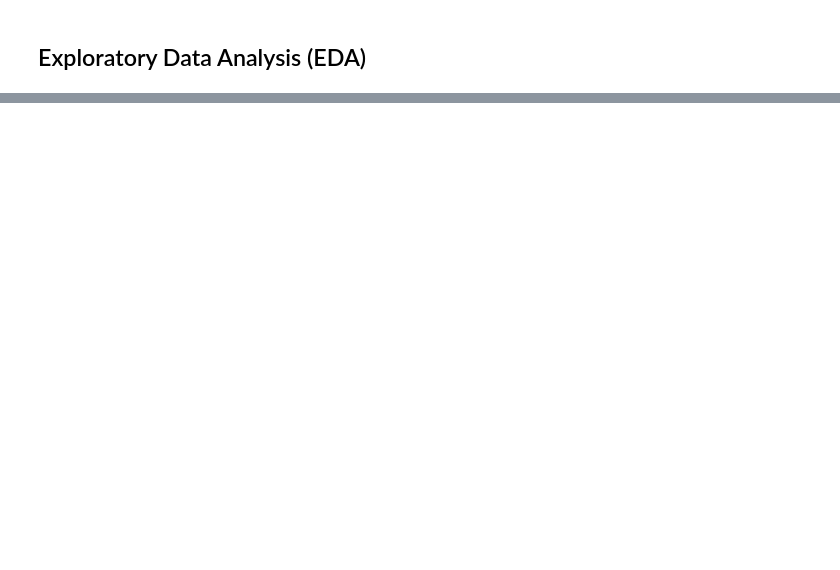
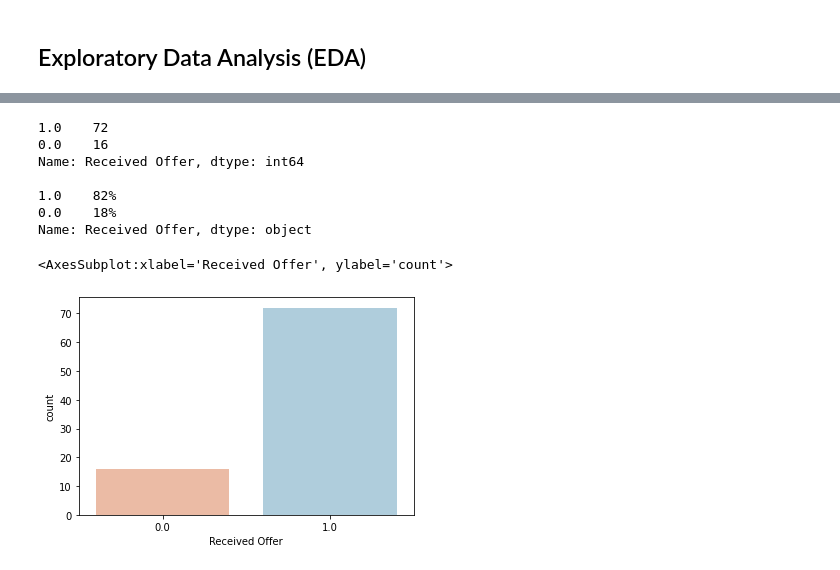
Before and after one commit to satya-thirumani/shark-tank-india, a Jupyter notebook: Shark Tank India Analysis.ipynb, the cells around one changed output, grey strips where cells are left out. Drawn from its saved outputs; the diff is of its cells as text; code cells hidden in the pictures; blank space fills up the shorter version.

Commit message:
Shark Tank India  | Analysis Kaggle Notebook | Version 3

```diff
--- a/Shark Tank India Analysis.ipynb
+++ b/Shark Tank India Analysis.ipynb
@@ -181,0 +221,15 @@ print(shark_tank.loc[shark_tank['Number of sharks in deal']==5][["Startup Name",
+# %%
+# Offers received
+print(shark_tank['Received Offer'].value_counts(), "\n")
+print(round(shark_tank['Received Offer'].value_counts(normalize=True)*100).astype(str).str.replace('.0', '%'), "\n")
+sns.countplot(x='Received Offer', data=shark_tank, palette='RdBu')
+# %% [output]
+1.0    72
+0.0    16
+Name: Received Offer, dtype: int64
+
+1.0    82%
+0.0    18%
+Name: Received Offer, dtype: object
+<AxesSubplot:xlabel='Received Offer', ylabel='count'>
+[figure, added]
```
Also changed, not shown: parts of 65 cells of this notebook.
